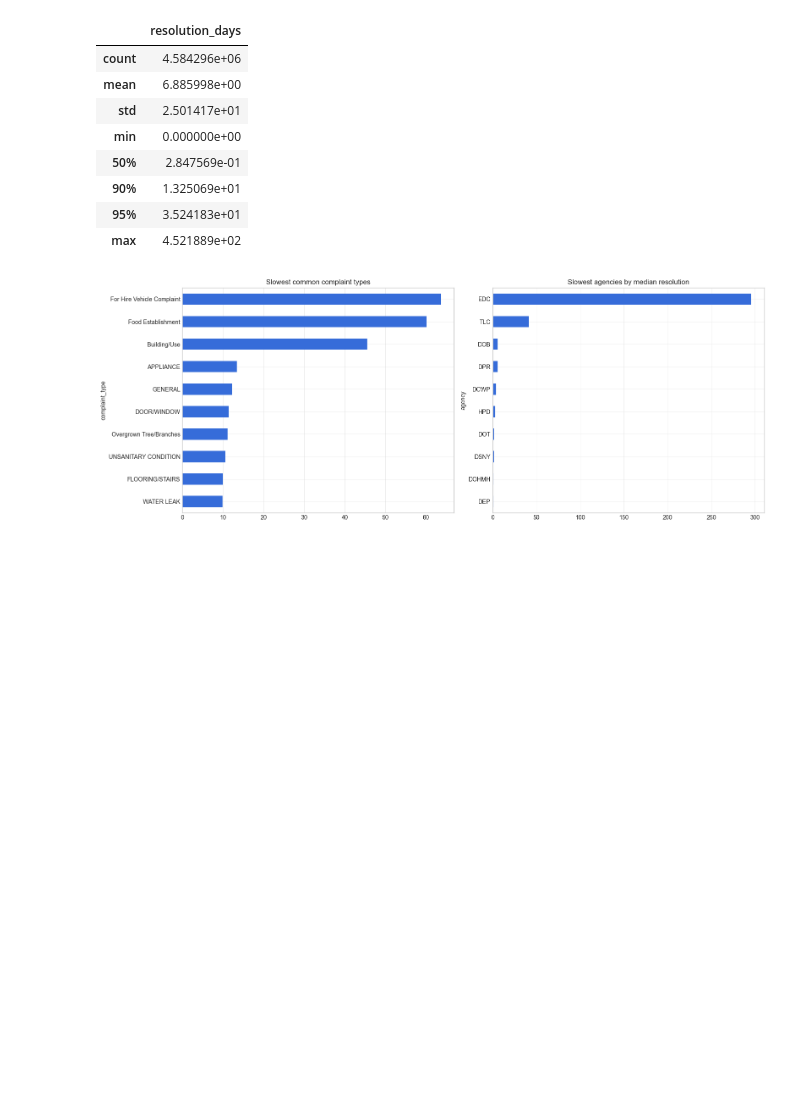
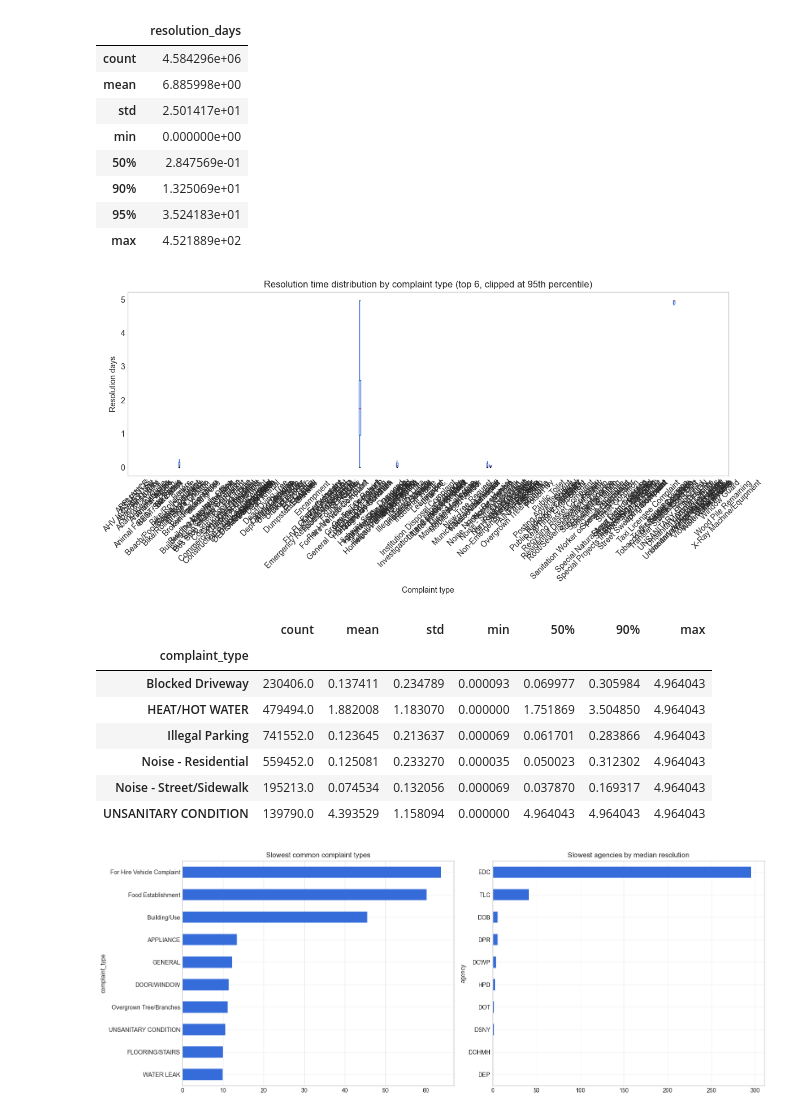
Before and after one commit to jahankazimi078/311Analyzer, a Jupyter notebook: EDA.ipynb, the cells around one changed output. Saved outputs shown, nothing was run; the diff lists cells and outputs as text; code cells hidden in the pictures; blank space fills up the shorter version.

```diff
--- a/EDA.ipynb
+++ b/EDA.ipynb
@@ -339,6 +435,38 @@ resolution_summary
 | 90% | 1.325069e+01 |
 | 95% | 3.524183e+01 |
 | max | 4.521889e+02 |
+# %%
+top_resolved_types = (
+    df.loc[df['resolved_with_valid_date'], 'complaint_type']
+    .value_counts()
+    .head(6)
+    .index
+)
+
+resolution_boxplot = df.loc[
+    df['resolved_with_valid_date'] & df['complaint_type'].isin(top_resolved_types),
+    ['complaint_type', 'resolution_days']
+].copy()
+resolution_boxplot['resolution_days'] = resolution_boxplot['resolution_days'].clip(upper=resolution_boxplot['resolution_days'].quantile(0.95))
+resolution_boxplot.boxplot(column='resolution_days', by='complaint_type', figsize=(12, 6), rot=45, grid=False)
+plt.suptitle('')
+plt.title('Resolution time distribution by complaint type (top 6, clipped at 95th percentile)')
+plt.xlabel('Complaint type')
+plt.ylabel('Resolution days')
+plt.tight_layout()
+plt.show()
+
+resolution_boxplot.groupby('complaint_type')['resolution_days'].describe(percentiles=[0.5, 0.9])
+# %% [output]
+[figure, added]
+|  | count | mean | std | min | 50% | 90% | max |
+| complaint_type |  |  |  |  |  |  |  |
+| Blocked Driveway | 230406.0 | 0.137411 | 0.234789 | 0.000093 | 0.069977 | 0.305984 | 4.964043 |
+| HEAT/HOT WATER | 479494.0 | 1.882008 | 1.183070 | 0.000000 | 1.751869 | 3.504850 | 4.964043 |
+| Illegal Parking | 741552.0 | 0.123645 | 0.213637 | 0.000069 | 0.061701 | 0.283866 | 4.964043 |
+| Noise - Residential | 559452.0 | 0.125081 | 0.233270 | 0.000035 | 0.050023 | 0.312302 | 4.964043 |
+| Noise - Street/Sidewalk | 195213.0 | 0.074534 | 0.132056 | 0.000069 | 0.037870 | 0.169317 | 4.964043 |
+| UNSANITARY CONDITION | 139790.0 | 4.393529 | 1.158094 | 0.000000 | 4.964043 | 4.964043 | 4.964043 |
 # %%
 complaint_resolution = (
     df.loc[df['resolved_with_valid_date']]
```
Also changed, not shown: parts of 4 cells of this notebook, 19 other files.
